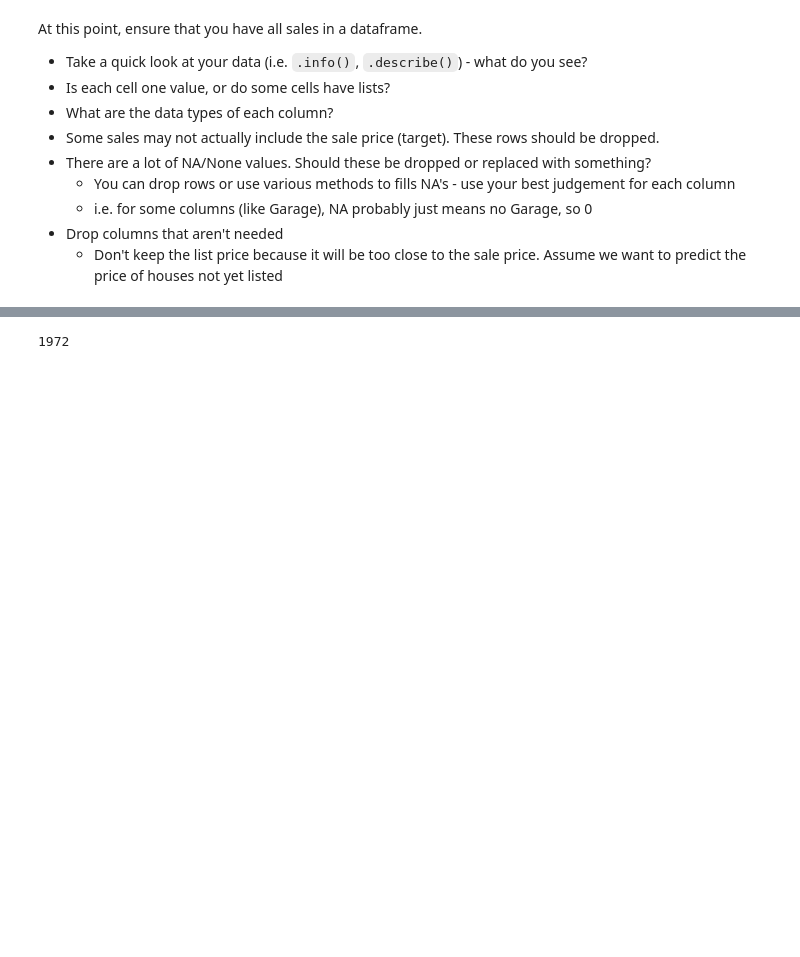
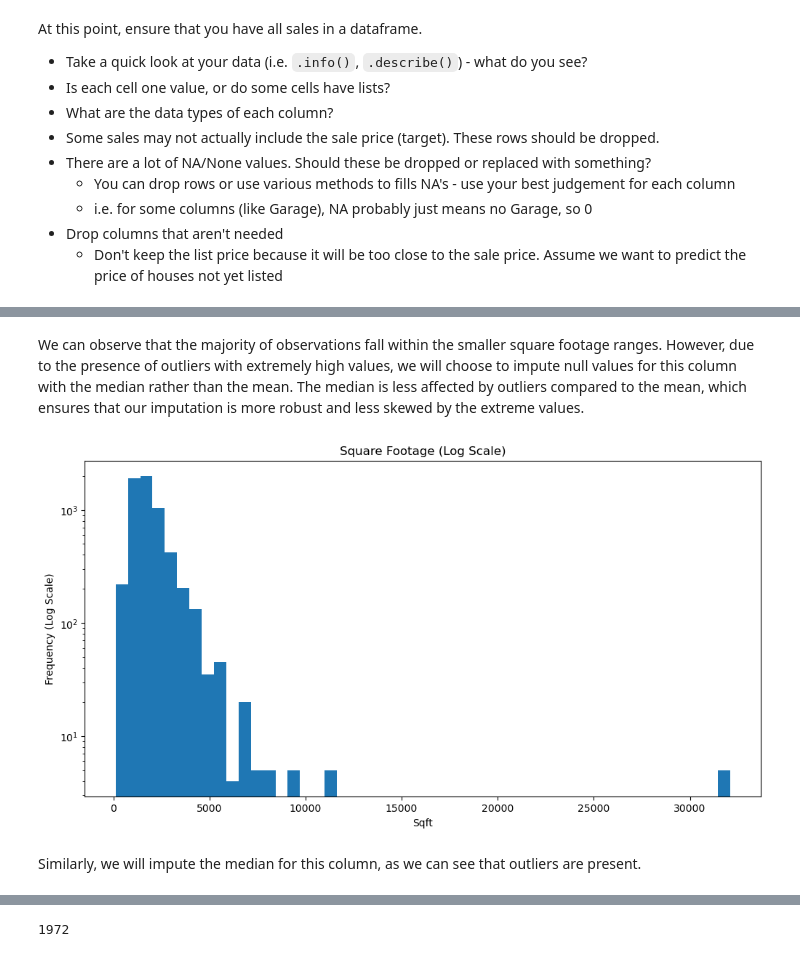
Before and after one commit to wjura/lhl-midterm-project, a Jupyter notebook: notebooks/1 - EDA.ipynb, the cells around one changed output, grey strips where cells are left out. Cells and saved outputs as stored; diff of their text form; code cells hidden in the pictures; blank space fills up the shorter version.

Commit message:
outliers removed

```diff
--- a/notebooks/1 - EDA.ipynb
+++ b/notebooks/1 - EDA.ipynb
@@ -255,2 +277,16 @@ df['description_garage'] = df['description_garage'].fillna(0)
+# %% [markdown]
+We can observe that the majority of observations fall within the smaller square footage ranges. However, due to the presence of outliers with extremely high values, we will choose to impute null values for this column with the median rather than the mean. The median is less affected by outliers compared to the mean, which ensures that our imputation is more robust and less skewed by the extreme values.
+# %%
+# Plot the distribution for sqft
+plt.figure(figsize = (12, 6))
+plt.hist(df['description_sqft'].dropna(), bins = 50, log = True) # log scale compresses the wide data range (like we have here, from 0 to 139,043,520.0 sq ft), making it easier to visualize
+plt.title('Square Footage (Log Scale)')
+plt.xlabel('Sqft')
+plt.ylabel('Frequency (Log Scale)')
+plt.show()
+# %% [output]
+[figure, added]
+# %% [markdown]
+Similarly, we will impute the median for this column, as we can see that outliers are present.
 # %%
 # Fill null values with mean for sq ft of the lot and house
```
Also changed, not shown: parts of 57 cells of this notebook, 4 other files.
